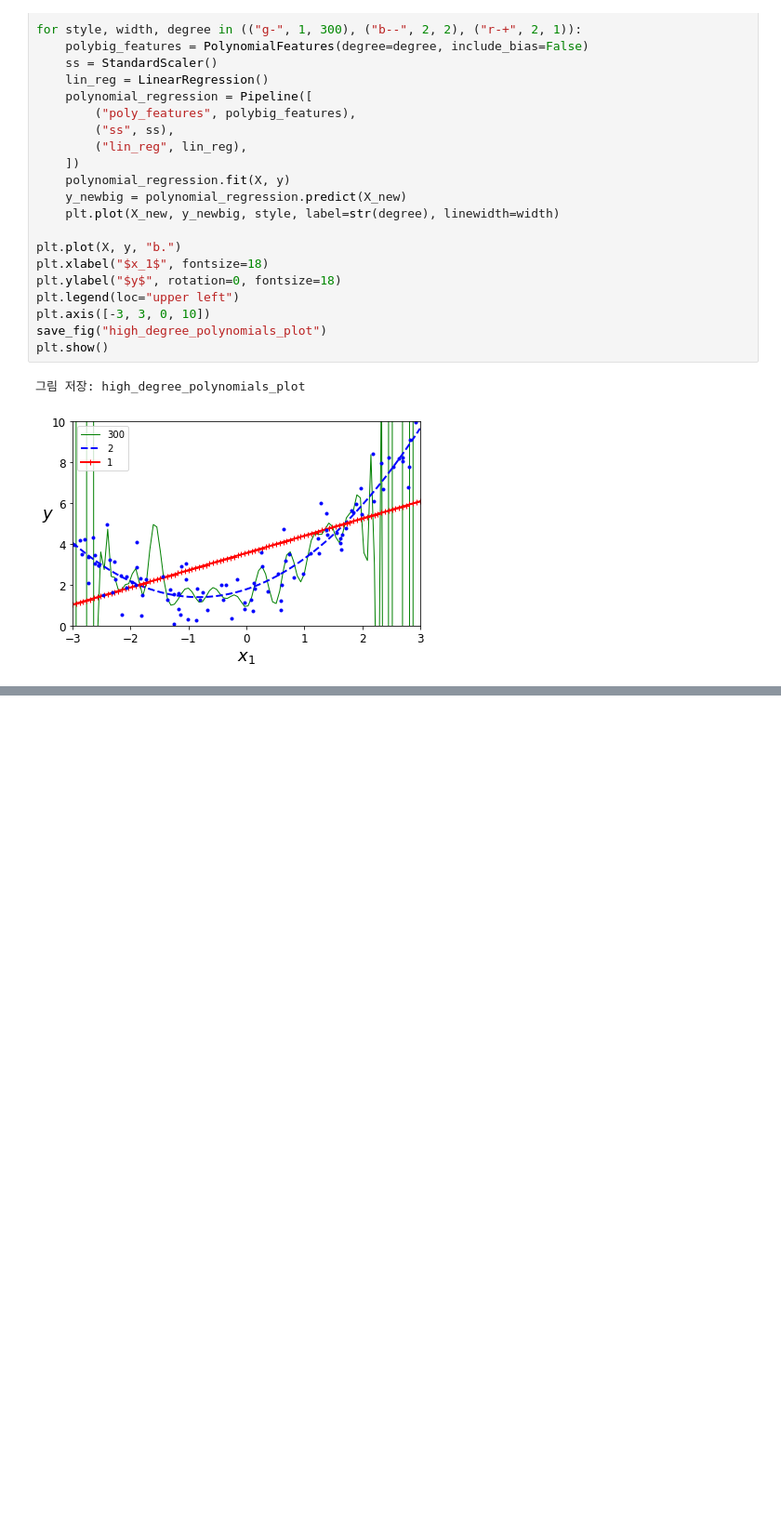
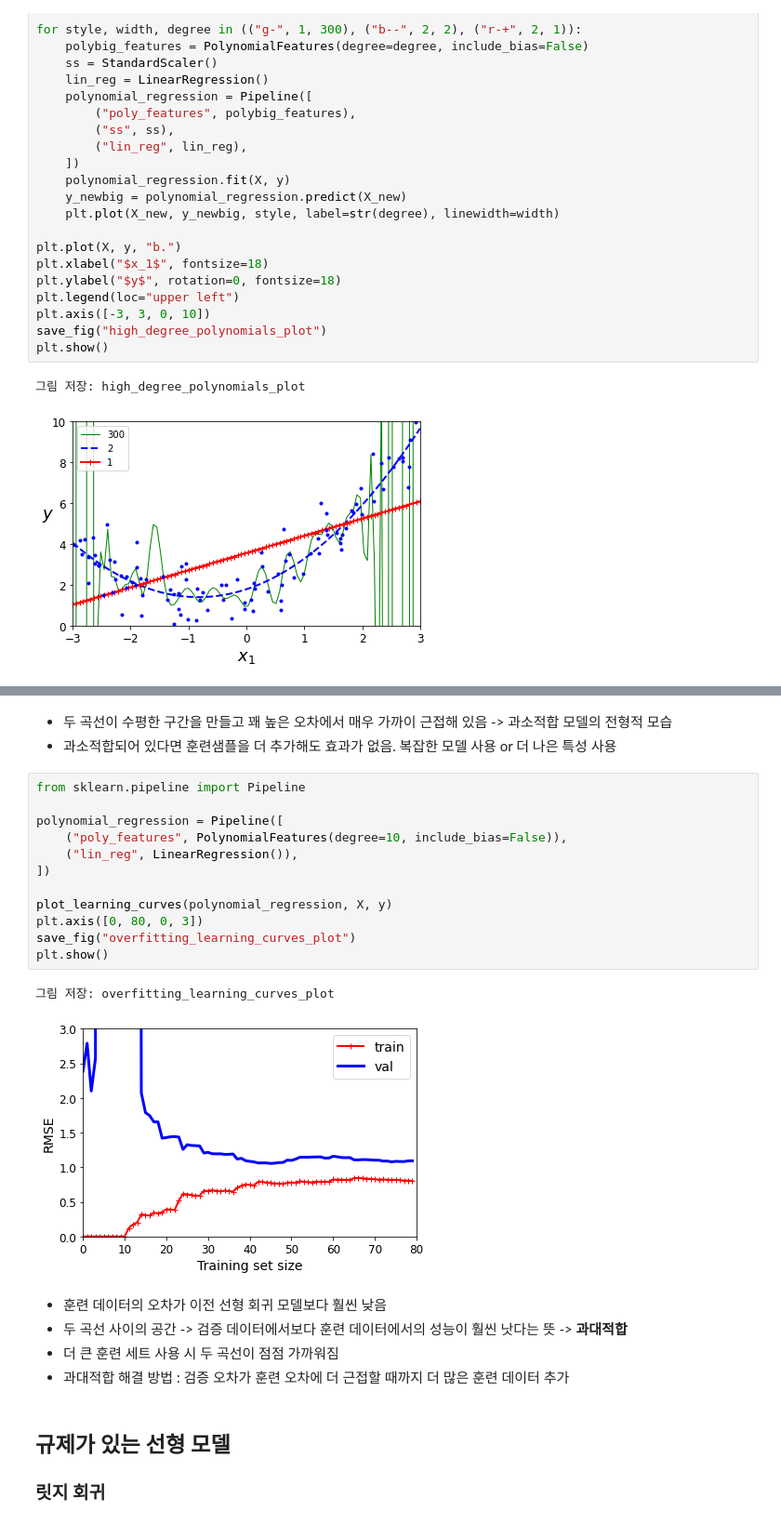
Before and after one commit to YuchanJung/TIL, a Jupyter notebook: ml/handson-ml2/training_linear_model.ipynb, the cells around one changed output, grey strips where cells are left out. Shown at 93% size. Drawn from its saved outputs; the diff is of its cells as text; blank space fills up the shorter version.

```diff
--- a/ml/handson-ml2/training_linear_model.ipynb
+++ b/ml/handson-ml2/training_linear_model.ipynb
@@ -375,0 +413,26 @@ plt.show()
+# %% [markdown]
+- 두 곡선이 수평한 구간을 만들고 꽤 높은 오차에서 매우 가까이 근접해 있음 -> 과소적합 모델의 전형적 모습
+- 과소적합되어 있다면 훈련샘플을 더 추가해도 효과가 없음. 복잡한 모델 사용 or 더 나은 특성 사용
+# %%
+from sklearn.pipeline import Pipeline
+
+polynomial_regression = Pipeline([
+    ("poly_features", PolynomialFeatures(degree=10, include_bias=False)),
+    ("lin_reg", LinearRegression()),
+])
+
+plot_learning_curves(polynomial_regression, X, y)
+plt.axis([0, 80, 0, 3])
+save_fig("overfitting_learning_curves_plot")
+plt.show()
+# %% [output]
+그림 저장: overfitting_learning_curves_plot
+[figure, added]
+# %% [markdown]
+- 훈련 데이터의 오차가 이전 선형 회귀 모델보다 훨씬 낮음
+- 두 곡선 사이의 공간 -> 검증 데이터에서보다 훈련 데이터에서의 성능이 훨씬 낫다는 뜻 -> **과대적합**
+- 더 큰 훈련 세트 사용 시 두 곡선이 점점 가까워짐
+- 과대적합 해결 방법 : 검증 오차가 훈련 오차에 더 근접할 때까지 더 많은 훈련 데이터 추가
+# %% [markdown]
+## 규제가 있는 선형 모델
+### 릿지 회귀
```
Also changed, not shown: parts of 6 cells of this notebook.
